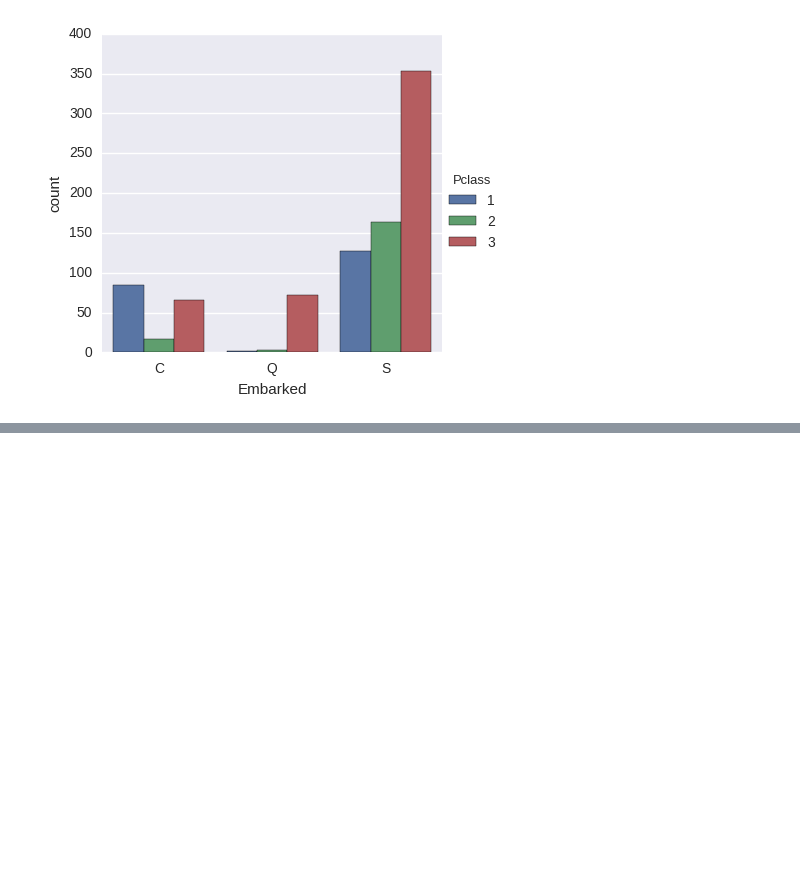
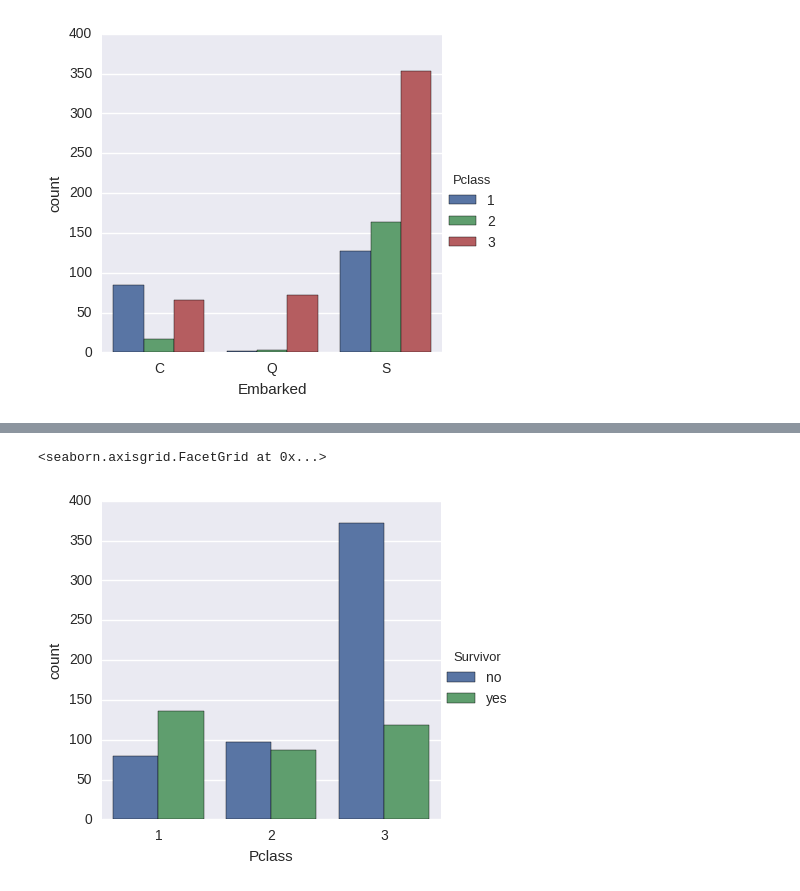
Before and after one commit to rafaelnovello/Data-Analysis, a Jupyter notebook: Titanic project.ipynb, the cells around one changed output, grey strips where cells are left out. Cells and saved outputs as stored; diff of their text form; code cells hidden in the pictures; blank space fills up the shorter version.

```diff
--- a/Titanic project.ipynb
+++ b/Titanic project.ipynb
@@ -233,0 +279,5 @@ sns.factorplot('Embarked', data=tit_df, hue='Pclass', kind='count', order=list('
+# %%
+sns.factorplot('Pclass', data=tit_df, hue='Survivor', kind='count')
+# %% [output]
+<seaborn.axisgrid.FacetGrid at 0x...>
+[figure, added]
```
Also changed, not shown: parts of 23 cells of this notebook.
